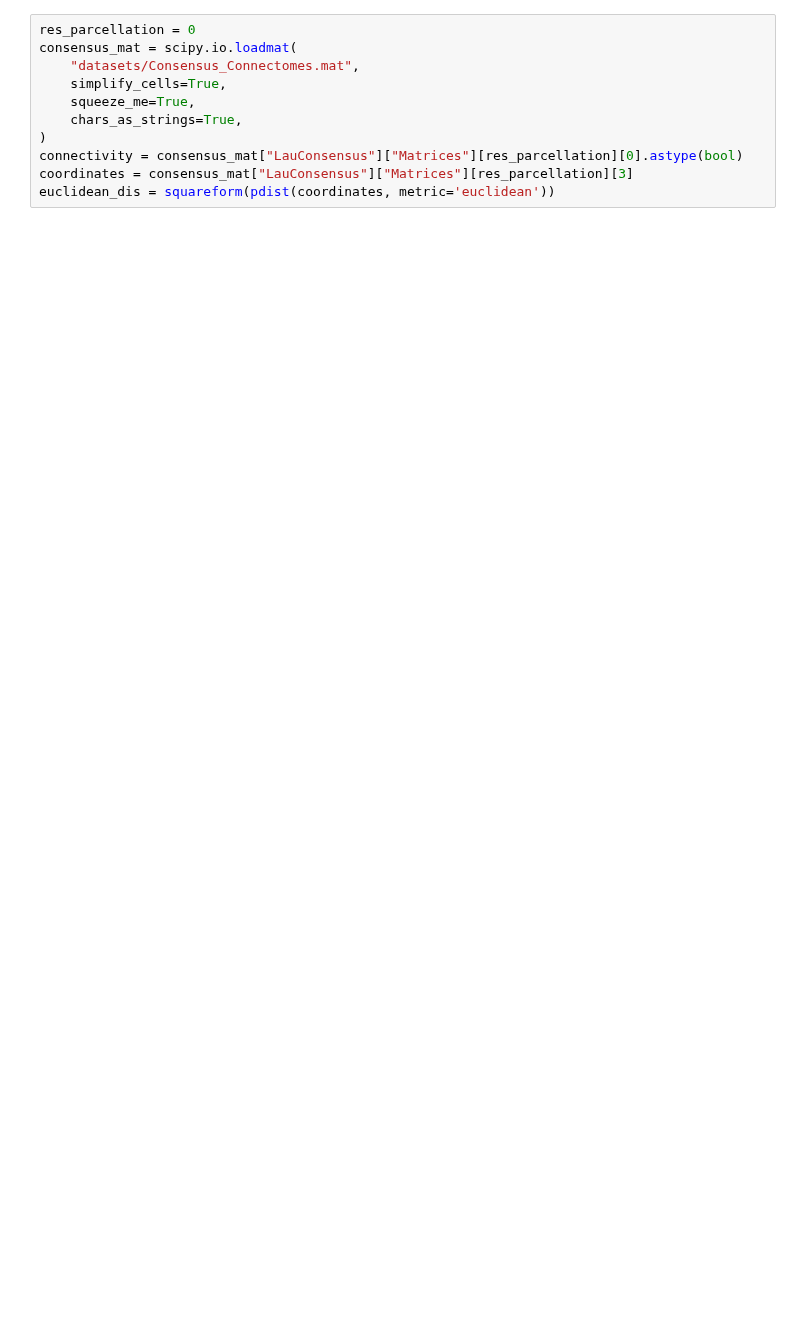
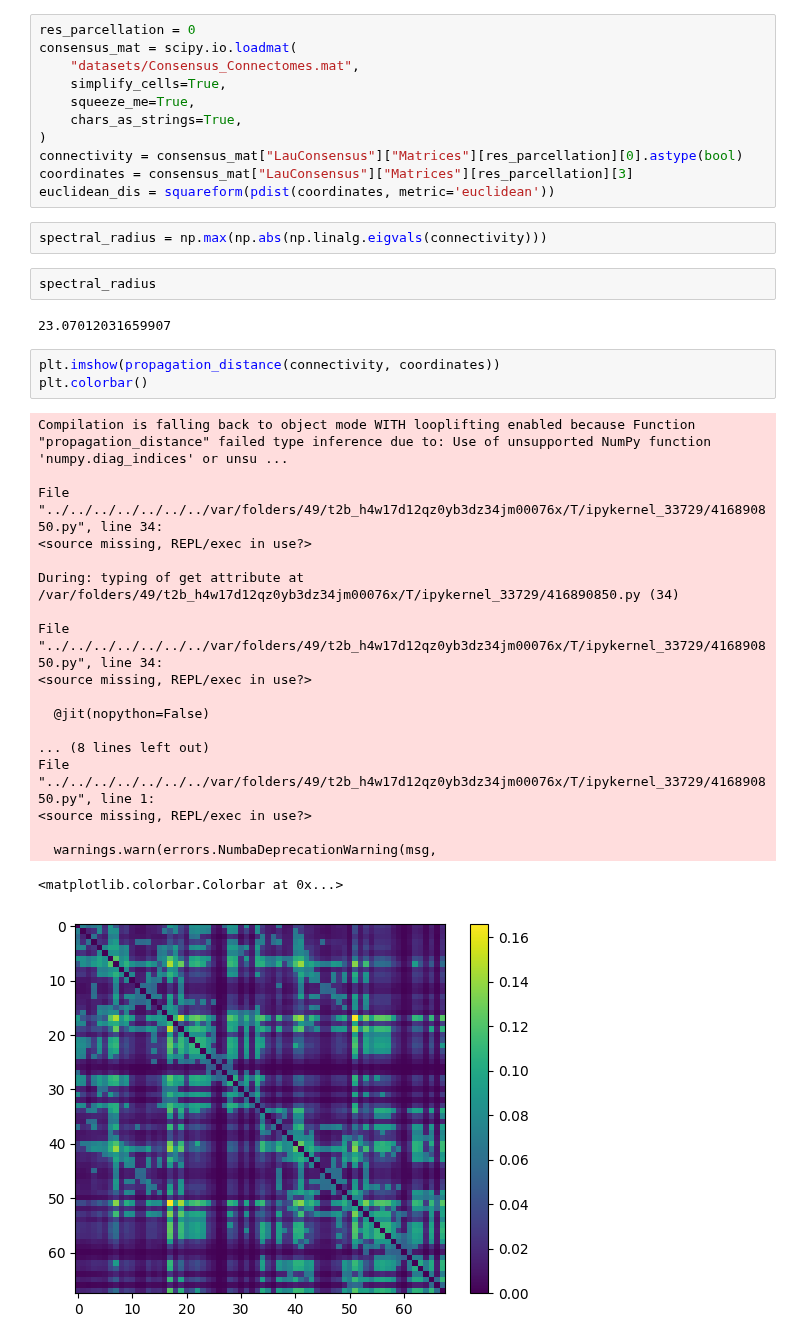
Before and after one commit to kuffmode/Optimal_networks, a Jupyter notebook: generative_analysis.ipynb, the cells around one changed output. Cells and saved outputs as stored; diff of their text form; blank space fills up the shorter version.

Commit message:
added propagation and shortest path distances

```diff
--- a/generative_analysis.ipynb
+++ b/generative_analysis.ipynb
@@ -21,6 +21,35 @@ consensus_mat = scipy.io.loadmat(
 connectivity = consensus_mat["LauConsensus"]["Matrices"][res_parcellation][0].astype(bool)
 coordinates = consensus_mat["LauConsensus"]["Matrices"][res_parcellation][3]
 euclidean_dis = squareform(pdist(coordinates, metric='euclidean'))
+# %%
+spectral_radius = np.max(np.abs(np.linalg.eigvals(connectivity)))
+# %%
+spectral_radius
+# %% [output]
+23.07012031659907
+# %%
+plt.imshow(propagation_distance(connectivity, coordinates))
+plt.colorbar()
+# %% [output]
+Compilation is falling back to object mode WITH looplifting enabled because Function "propagation_distance" failed type inference due to: Use of unsupported NumPy function 'numpy.diag_indices' or unsu ...
+
+File "../../../../../../../var/folders/49/t2b_h4w17d12qz0yb3dz34jm00076x/T/ipykernel_33729/416890850.py", line 34:
+<source missing, REPL/exec in use?>
+
+During: typing of get attribute at /var/folders/49/t2b_h4w17d12qz0yb3dz34jm00076x/T/ipykernel_33729/416890850.py (34)
+
+File "../../../../../../../var/folders/49/t2b_h4w17d12qz0yb3dz34jm00076x/T/ipykernel_33729/416890850.py", line 34:
+<source missing, REPL/exec in use?>
+
+  @jit(nopython=False)
+
+... (8 lines left out)
+File "../../../../../../../var/folders/49/t2b_h4w17d12qz0yb3dz34jm00076x/T/ipykernel_33729/416890850.py", line 1:
+<source missing, REPL/exec in use?>
+
+  warnings.warn(errors.NumbaDeprecationWarning(msg,
+<matplotlib.colorbar.Colorbar at 0x...>
+[figure, added]
 # %%
 optimizer = NetworkOptimizer(
         coordinates=coordinates,
```
Also changed, not shown: parts of 19 cells of this notebook, 2 other files.
